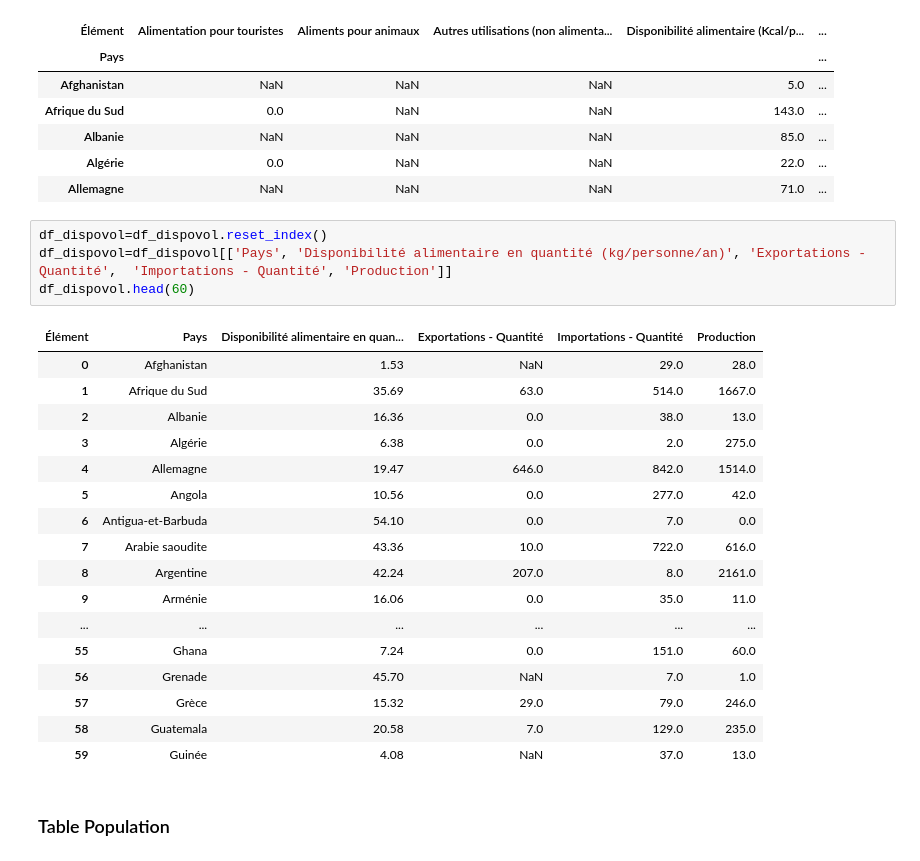
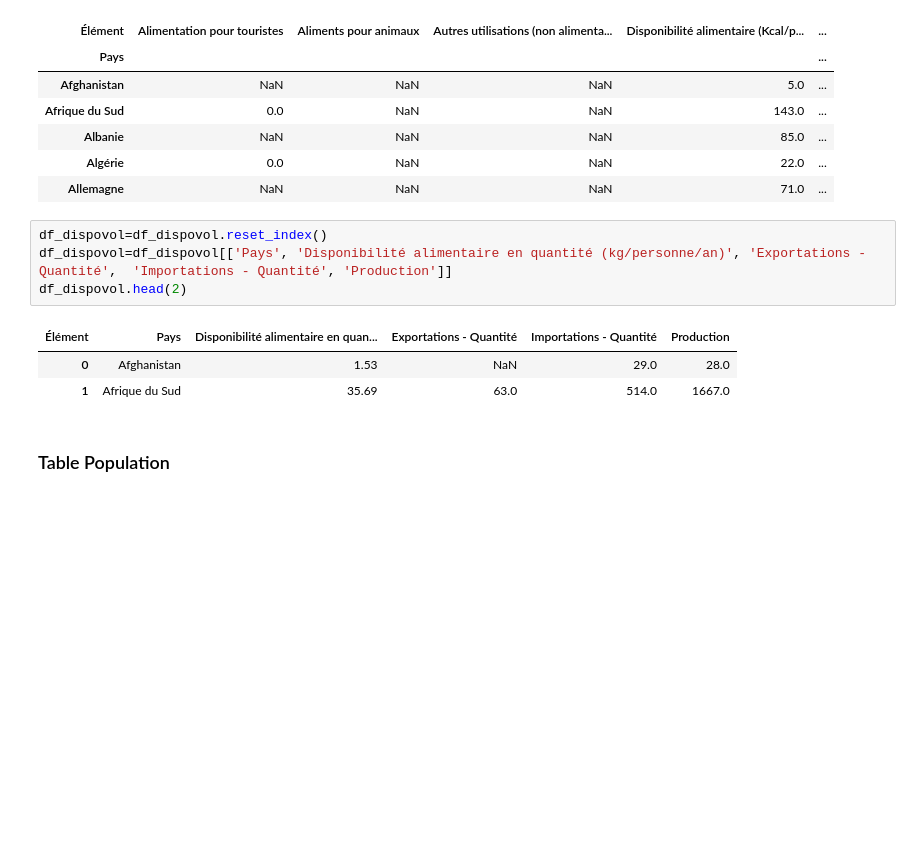
Before and after one commit to Randasabag/Etude-de-march-de-la-poule-qui-chante-avec-Python, a Jupyter notebook: projet9.ipynb, the cells around one changed output. Drawn from its saved outputs; the diff is of its cells as text; blank space fills up the shorter version.

```diff
--- a/projet9.ipynb
+++ b/projet9.ipynb
@@ -124,25 +124,11 @@ df_dispovol.head()
 # %%
 df_dispovol=df_dispovol.reset_index()
 df_dispovol=df_dispovol[['Pays', 'Disponibilité alimentaire en quantité (kg/personne/an)', 'Exportations - Quantité',	'Importations - Quantité', 'Production']]
-df_dispovol.head(60)
+df_dispovol.head(2)
 # %% [output]
 | Élément | Pays | Disponibilité alimentaire en quan... | Exportations - Quantité | Importations - Quantité | Production |
 | 0 | Afghanistan | 1.53 | NaN | 29.0 | 28.0 |
 | 1 | Afrique du Sud | 35.69 | 63.0 | 514.0 | 1667.0 |
-| 2 | Albanie | 16.36 | 0.0 | 38.0 | 13.0 |
-| 3 | Algérie | 6.38 | 0.0 | 2.0 | 275.0 |
-| 4 | Allemagne | 19.47 | 646.0 | 842.0 | 1514.0 |
-| 5 | Angola | 10.56 | 0.0 | 277.0 | 42.0 |
-| 6 | Antigua-et-Barbuda | 54.10 | 0.0 | 7.0 | 0.0 |
-| 7 | Arabie saoudite | 43.36 | 10.0 | 722.0 | 616.0 |
-| 8 | Argentine | 42.24 | 207.0 | 8.0 | 2161.0 |
-| 9 | Arménie | 16.06 | 0.0 | 35.0 | 11.0 |
-| ... | ... | ... | ... | ... | ... |
-| 55 | Ghana | 7.24 | 0.0 | 151.0 | 60.0 |
-| 56 | Grenade | 45.70 | NaN | 7.0 | 1.0 |
-| 57 | Grèce | 15.32 | 29.0 | 79.0 | 246.0 |
-| 58 | Guatemala | 20.58 | 7.0 | 129.0 | 235.0 |
-| 59 | Guinée | 4.08 | NaN | 37.0 | 13.0 |
 # %% [markdown]
 ### Table Population
 # %%
```
Also changed, not shown: parts of 3 cells of this notebook.
